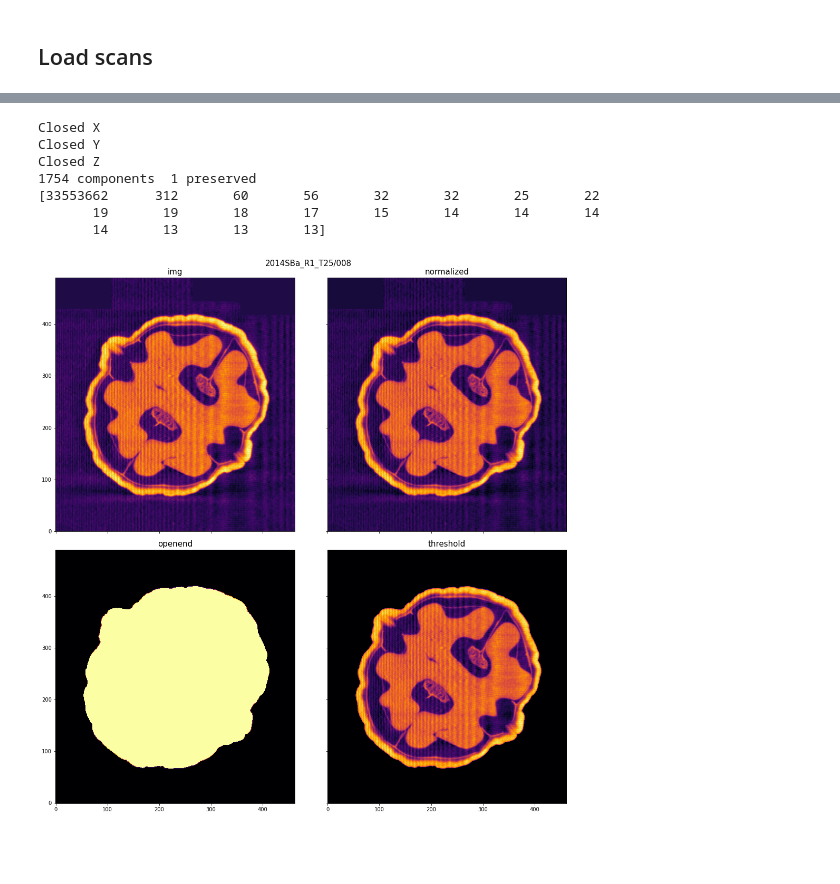
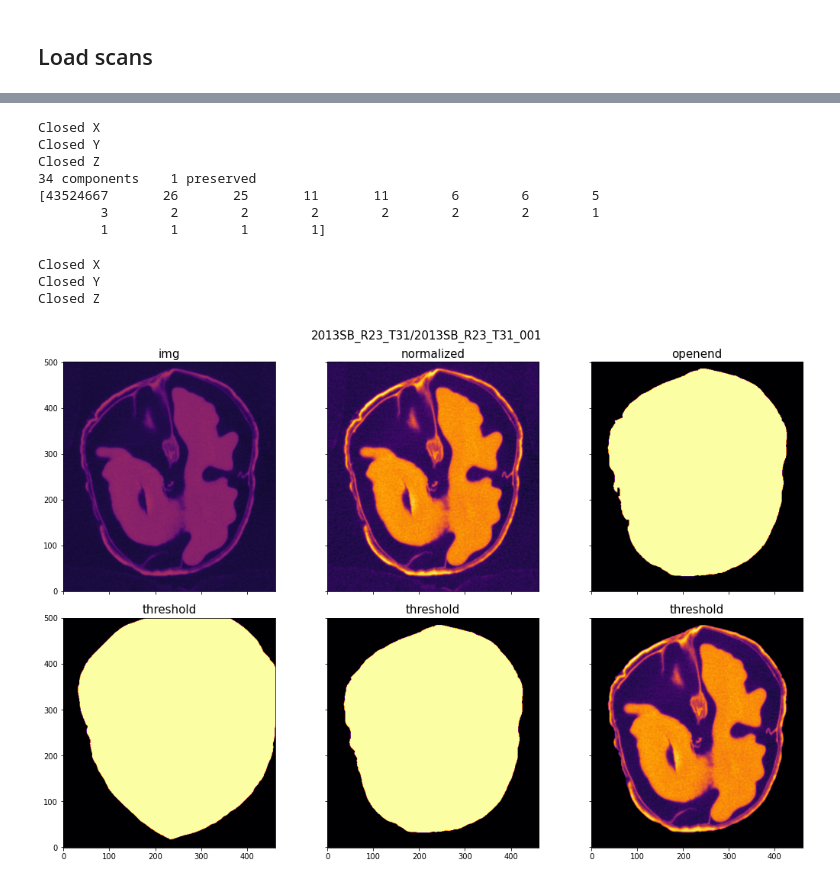
Before and after one commit to amezqui3/walnut_tda, a Jupyter notebook: jupyter/02_density_normalization.ipynb, the cells around one changed output, grey strips where cells are left out. Cells and saved outputs as stored; diff of their text form; code cells hidden in the pictures; blank space fills up the shorter version.

```diff
--- a/jupyter/02_density_normalization.ipynb
+++ b/jupyter/02_density_normalization.ipynb
@@ -75,16 +53,14 @@ bname
 # %%
-widx = 7
-print(walnut_files[widx])
 img = tf.imread(walnut_files[widx])//256
 img = img.astype(np.uint8)
+fname = bname + '_' + lname
+print(fname)
+coeffile = wdstn + 'normalization_coefficients' + lname + '.csv'
 
-#img = ndimage.gaussian_filter(img, sigma=3, mode='constant')
-
-pa, fi = os.path.split(walnut_files[widx])
-fname = os.path.splitext(fi)[0]
-print(fname)
-
-hist0,bins = np.histogram(img, bins=2**(img.dtype.itemsize*8),range=(0,2**(img.dtype.itemsize*8)))
-fhist = ndimage.median_filter(hist0, size=5, mode='constant', cval=0)
-cumul = np.cumsum(fhist)
+if os.path.isfile(coeffile):
+    npz = P.Polynomial(np.loadtxt(coeffile))
+else:
+    hist0,bins = np.histogram(img, bins=2**(img.dtype.itemsize*8),range=(0,2**(img.dtype.itemsize*8)))
+    fhist = ndimage.median_filter(hist0, size=5, mode='constant', cval=0)
+    cumul = np.cumsum(fhist)
 # %% [output]
@@ -149,18 +122,16 @@ plt.tight_layout()
 aimg = img.copy()
 aimg = wnut.normalize_density(aimg, npz)
 
-thr = 100
 struc = ndimage.generate_binary_structure(img.ndim, 2)
 cimg = aimg.copy()
 cimg[cimg < thr] = 0
-
 oimg = wnut.fill_component(cimg)
 oimg = wnut.get_largest_element(oimg)
 # %% [output]
 Closed X
 Closed Y
 Closed Z
-1754 components  1 preserved
-[33553662      312       60       56       32       32       25       22
-       19       19       18       17       15       14       14       14
-       14       13       13       13]
+34 components    1 preserved
+[43524667       26       25       11       11        6        6        5
+        3        2        2        2        2        2        2        1
+        1        1        1        1]
@@ -175,28 +138,48 @@ cimg = (eimg > 0)*aimg
+# %%
+struc = ndimage.generate_binary_structure(img.ndim, 1)
+K = 20
+PAD = K + 5
+
+dimg = ndimage.binary_dilation(np.pad(oimg, PAD), struc, K, border_value=0)
+dimg = wnut.fill_component(dimg)
+eimg = ndimage.binary_erosion(dimg, struc, K, border_value=1)
+
+eimg = eimg[PAD:-PAD, PAD:-PAD, PAD:-PAD]
+cimg = (eimg > 0)*aimg
+# %% [output]
+Closed X
+Closed Y
+Closed Z
 # %%
-fs = 15
-k = 150
-ss = np.s_[k,:,:]
+k = 275
+ss = np.s_[:,k,:]
 
-fig, ax = plt.subplots(2,2,figsize=(15,15), sharex=True, sharey=True)
+fig, ax = plt.subplots(2,3,figsize=(15,10), sharex=True, sharey=True)
 ax = np.atleast_1d(ax).flatten()
 
 i = 0
 ax[i].imshow(img[ss], cmap='inferno', origin='lower', vmax=255, vmin=0)
 ax[i].set_title('img', fontsize=fs)
 i = 1
 ax[i].imshow(aimg[ss], cmap='inferno', origin='lower', vmax=255, vmin=0)
 ax[i].set_title('normalized', fontsize=fs)
 i = 2
 ax[i].imshow(oimg[ss], cmap='inferno', origin='lower', vmax=1, vmin=0)
 ax[i].set_title('openend', fontsize=fs)
 i = 3
+ax[i].imshow(dimg[ss], cmap='inferno', origin='lower', vmax=1, vmin=0)
+ax[i].set_title('threshold', fontsize=fs)
+i = 4
+ax[i].imshow(eimg[ss], cmap='inferno', origin='lower', vmax=1, vmin=0)
+ax[i].set_title('threshold', fontsize=fs)
+i = 5
 ax[i].imshow(cimg[ss], cmap='inferno', origin='lower', vmax=255, vmin=0)
 ax[i].set_title('threshold', fontsize=fs)
 
 fig.suptitle(bname + '/' + fname, fontsize=fs)
 
 fig.tight_layout()
 # %% [output]
-[figure, old version]
+[figure, new version]
 # %%
 walnut, cero = wnut.clean_zeroes(cimg)
```
Also changed, not shown: parts of 20 cells of this notebook, 10 other files.
